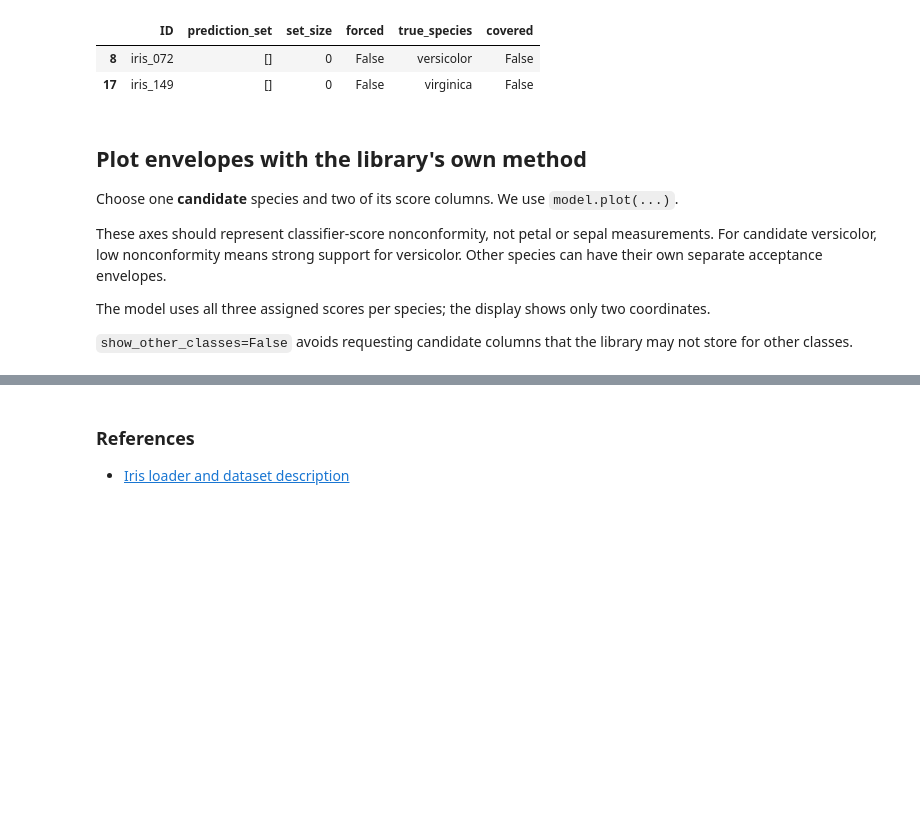
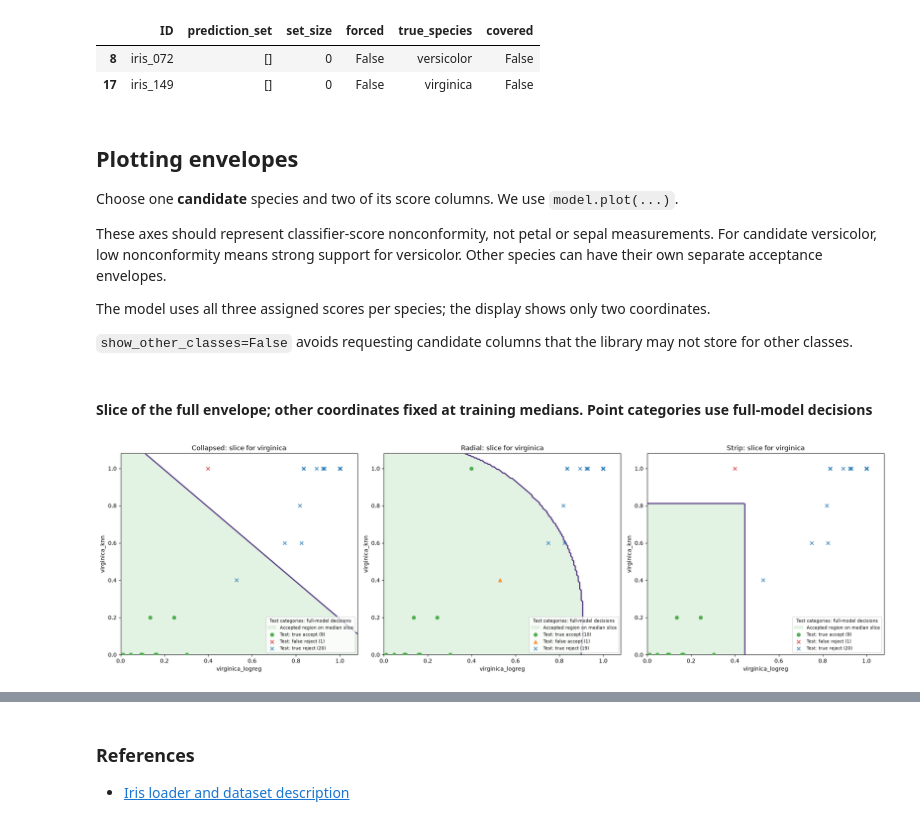
Before and after one commit to Nizalia13/Internship, a Jupyter notebook: Conformal Library/iris_guided_example.ipynb, the cells around one changed output, grey strips where cells are left out. Cells and saved outputs as stored; diff of their text form; code cells hidden in the pictures; blank space fills up the shorter version.

```diff
--- a/Conformal Library/iris_guided_example.ipynb
+++ b/Conformal Library/iris_guided_example.ipynb
@@ -554,8 +513,7 @@ else:
 | 8 | iris_072 | [] | 0 | False | versicolor | False |
 | 17 | iris_149 | [] | 0 | False | virginica | False |
 # %% [markdown]
-## Plot envelopes with the library's own method
-
+## Plotting envelopes
 Choose one **candidate** species and two of its score columns. We use `model.plot(...)`.
 
 These axes should represent classifier-score nonconformity, not petal or sepal measurements. For candidate versicolor,
@@ -564,3 +522,27 @@ low nonconformity means strong support for versicolor. Other species can have th
 The model uses all three assigned scores per species; the display shows only two coordinates.
 
 `show_other_classes=False` avoids requesting candidate columns that the library may not store for other classes.
+# %% [markdown]
+#### Slice of the full envelope; other coordinates fixed at training medians. Point categories use full-model decisions
+# %%
+PLOT_LABEL = 'virginica'  # 'versocolor' or 'setosa' or 'virginica'.
+X_PREDICTOR = 'logreg'   # 'logreg' or 'knn' or 'gnb'
+Y_PREDICTOR = 'knn'
+
+x = f'{PLOT_LABEL}_{X_PREDICTOR}'
+y = f'{PLOT_LABEL}_{Y_PREDICTOR}'
+
+# Align true labels by ID for plotting categories.
+plot_test = test_scores.copy()
+plot_test["label"] = test_truth.loc[plot_test["ID"]].to_numpy()
+
+fig, axes = plt.subplots(1, len(models), figsize=(20, 6), squeeze=False,)
+
+for ax, model in zip(axes.ravel(), models.values()):
+    model.plot_slice(x=x, y=y, label=PLOT_LABEL, test_data=plot_test, show_training=False,
+                     show_missing=True, ax=ax,)
+
+plt.tight_layout()
+plt.show()
+# %% [output]
+[figure, added]
```
Also changed, not shown: parts of 23 cells of this notebook, 1 other file.
